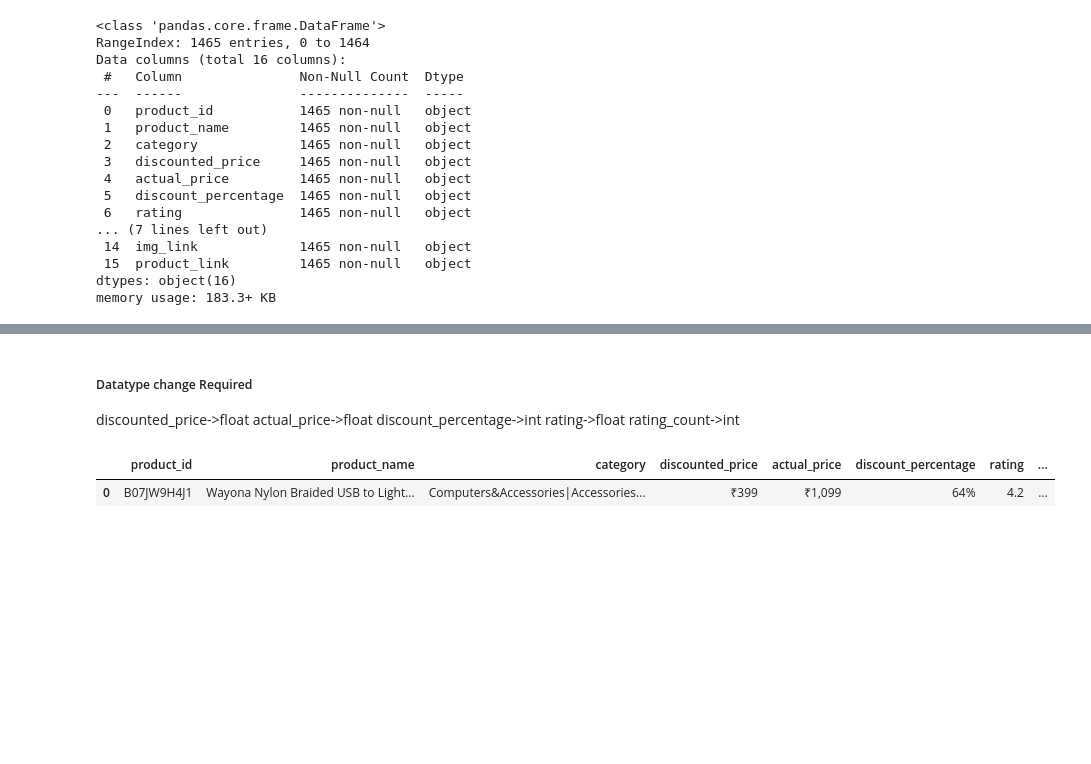
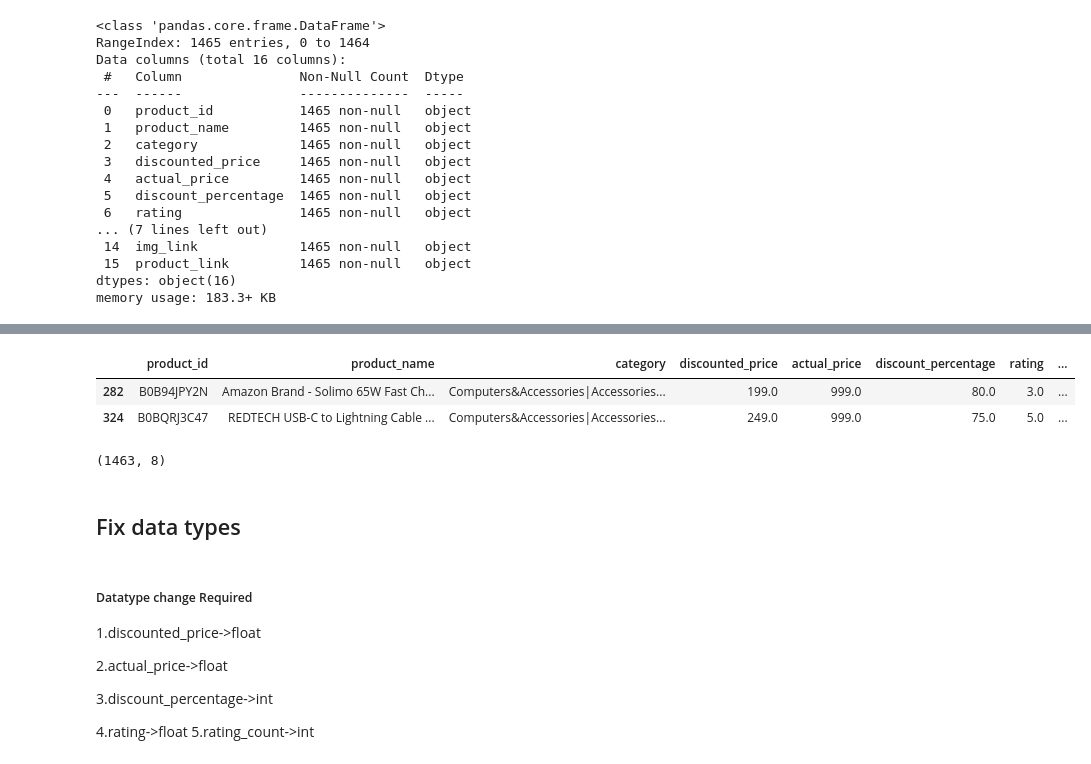
Before and after one commit to TERMINTOR-01/Financial_Analysis, a Jupyter notebook: Finacial_analysis.ipynb, the cells around one changed output, grey strips where cells are left out. Drawn from its saved outputs; the diff is of its cells as text; code cells hidden in the pictures; blank space fills up the shorter version.

Commit message:
Data cleanning Done

```diff
--- a/Finacial_analysis.ipynb
+++ b/Finacial_analysis.ipynb
@@ -50,5 +58,4 @@ memory usage: 183.3+ KB
 # %%
-## Drop un-wanted Columns
 df.drop(
     columns=[
         "img_link",
@@ -57,7 +64,8 @@ df.drop(
         "review_title",
         "review_id",
         "user_name",
-        "user_id"
+        "user_id",
+        "about_product"
     ],inplace=True
 )
 # %%
@@ -78,0 +83,6 @@ df
+# %%
+df[df["rating_count"].isnull()]
+# %% [output]
+|  | product_id | product_name | category | discounted_price | actual_price | discount_percentage | rating | ... |
+| 282 | B0B94JPY2N | Amazon Brand - Solimo 65W Fast Ch... | Computers&Accessories|Accessories... | 199.0 | 999.0 | 80.0 | 3.0 | ... |
+| 324 | B0BQRJ3C47 | REDTECH USB-C to Lightning Cable ... | Computers&Accessories|Accessories... | 249.0 | 999.0 | 75.0 | 5.0 | ... |
@@ -79,15 +91,17 @@ df
+# %%
+df.shape
+# %% [output]
+(1463, 8)
+# %% [markdown]
+## Fix data types
 # %% [markdown]
 ##### Datatype change Required
 
-discounted_price->float
-actual_price->float
-discount_percentage->int
-rating->float
-rating_count->int
+1.discounted_price->float
+
+2.actual_price->float
+
+3.discount_percentage->int
+
+4.rating->float
+5.rating_count->int
-# %%
-# Datatype change Required
-
-df.head(1)
-# %% [output]
-|  | product_id | product_name | category | discounted_price | actual_price | discount_percentage | rating | ... |
-| 0 | B07JW9H4J1 | Wayona Nylon Braided USB to Light... | Computers&Accessories|Accessories... | ₹399 | ₹1,099 | 64% | 4.2 | ... |
```
Also changed, not shown: parts of 25 cells of this notebook.
